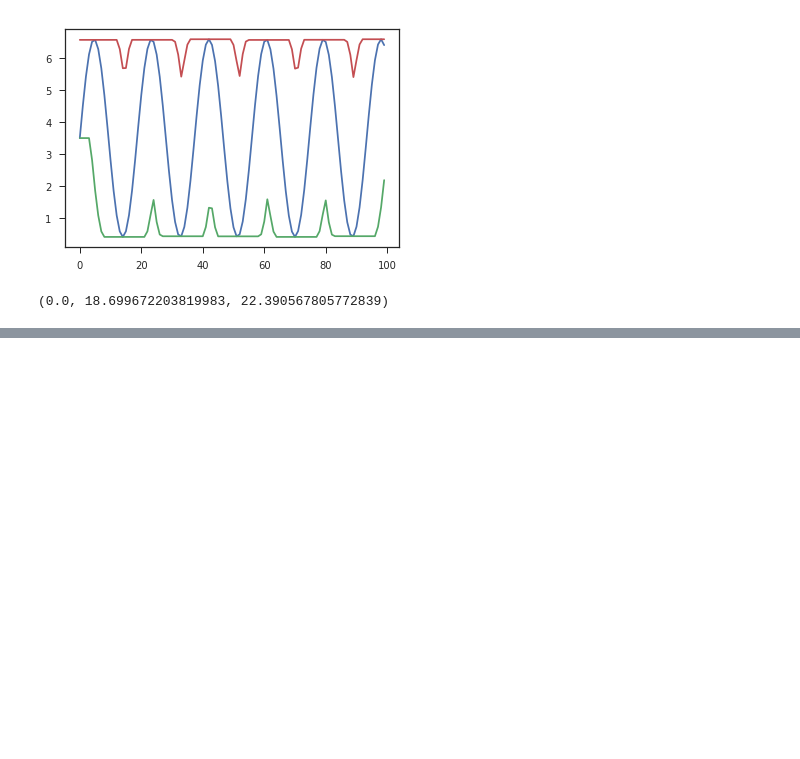
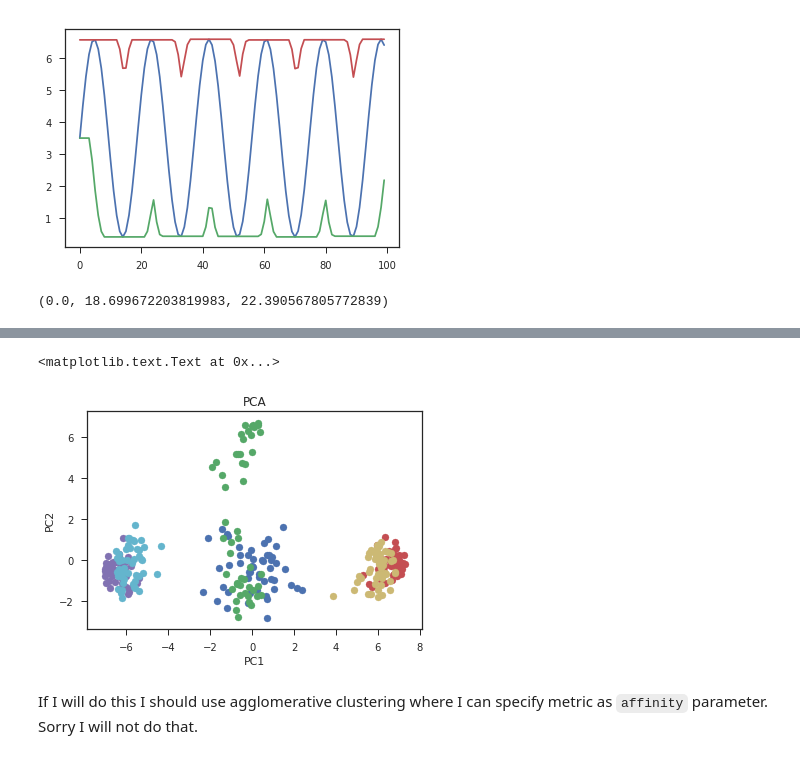
Before and after one commit to podondra/data-preprocessing, a Jupyter notebook: hw6/time-series.ipynb, the cells around one changed output, grey strips where cells are left out. Cells and saved outputs as stored; diff of their text form; code cells hidden in the pictures; blank space fills up the shorter version.

```diff
--- a/hw6/time-series.ipynb
+++ b/hw6/time-series.ipynb
@@ -171,0 +340,14 @@ Perform a clustering method of your choice on `train` and compare the obtained c
+# %%
+pca = PCA(n_components=2)
+X_pca = pca.fit_transform(X)
+for i in range(1, 7):
+    pyplot.scatter(X_pca[y == i, 0], X_pca[y == i, 1])
+pyplot.title('PCA')
+pyplot.xlabel('PC1')
+pyplot.ylabel('PC2')
+# %% [output]
+<matplotlib.text.Text at 0x...>
+[figure, added]
+# %% [markdown]
+If I will do this I should use agglomerative clustering where I can specify metric as `affinity` parameter.
+Sorry I will not do that.
```
Also changed, not shown: parts of 19 cells of this notebook.
